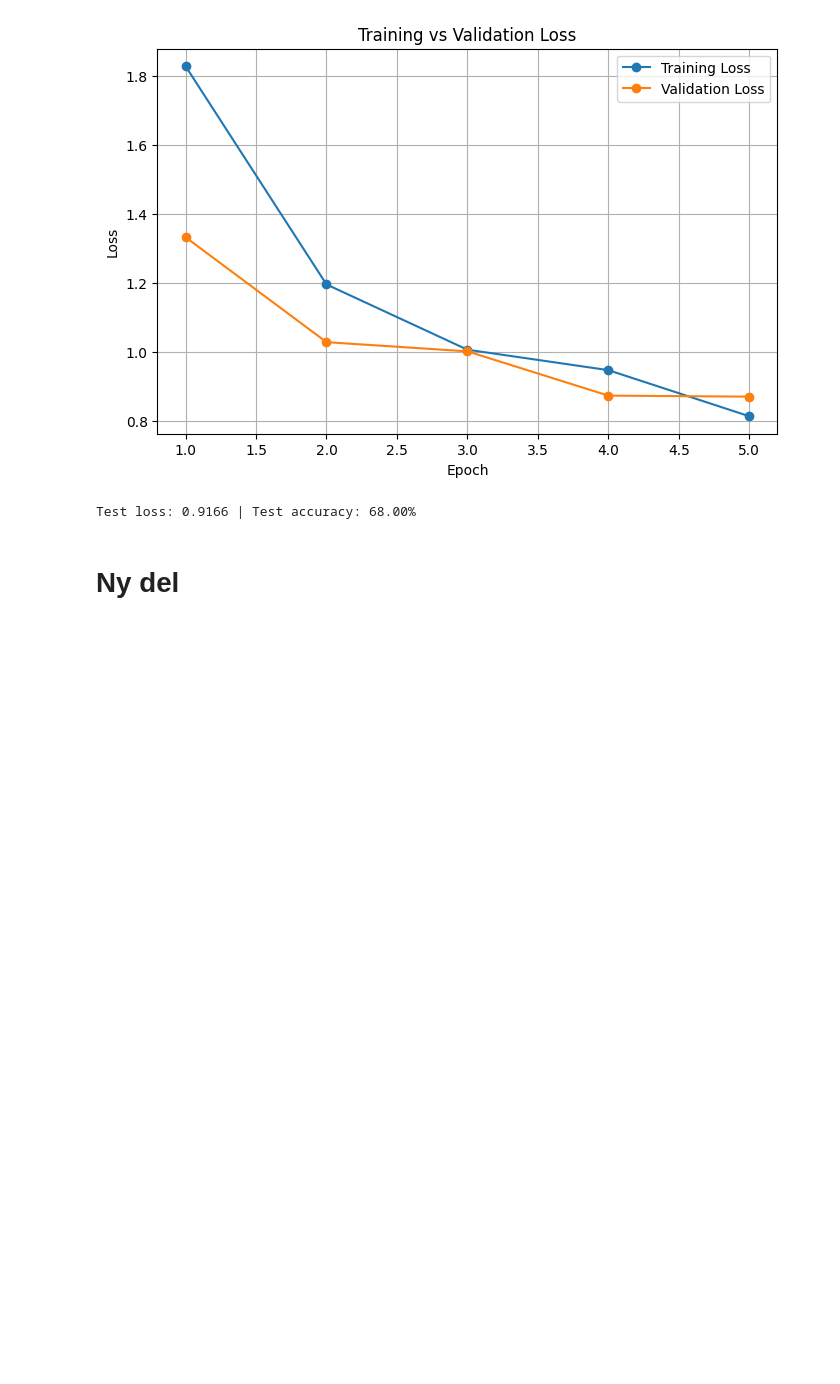
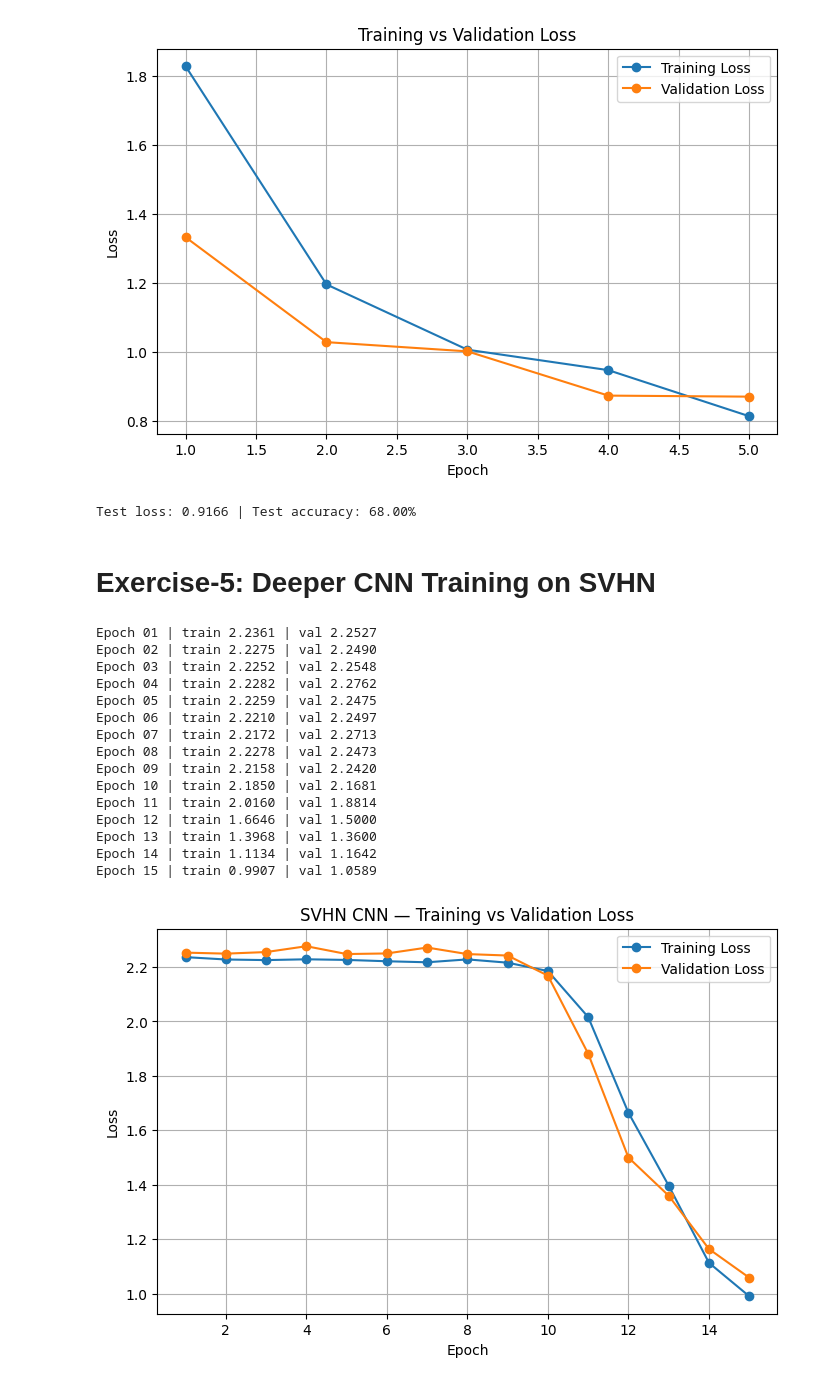
Before and after one commit to lcmolteberg/Machineoblig3, a Jupyter notebook: Assignment3.ipynb, the cells around one changed output. Saved outputs shown, nothing was run; the diff lists cells and outputs as text; code cells hidden in the pictures; blank space fills up the shorter version.

```diff
--- a/Assignment3.ipynb
+++ b/Assignment3.ipynb
@@ -645,5 +645,5 @@ test_loss, test_acc = evaluate(trained_model, test_loader, loss_fn, device)
 print(f"\nTest loss: {test_loss:.4f} | Test accuracy: {test_acc*100:.2f}%")
 # %% [output]
 Test loss: 0.9166 | Test accuracy: 68.00%
-# %% [markdown]
-# Ny del
+# %% [markdown]
+# Exercise-5: Deeper CNN Training on SVHN
@@ -649,0 +710,71 @@ Test loss: 0.9166 | Test accuracy: 68.00%
+# %%
+# Optimizer
+
+optimizer = optim.Adam(model.parameters(), lr=0.001)
+loss_fn = nn.CrossEntropyLoss()
+
+def evaluate_loss(model, loader):
+    model.eval()
+    total, n = 0.0, 0
+    for x, y in loader:
+        x, y = x.to(device), y.to(device)
+        logits = model(x)
+        loss = loss_fn(logits, y)
+        total += loss.item() * x.size(0)
+        n += x.size(0)
+    return total / n
+
+def evaluate_acc(model, loader):
+    model.eval()
+    correct, total = 0, 0
+    for x, y in loader:
+        x, y = x.to(device), y.to(device)
+        pred = model(x).argmax(1)
+        correct += (pred == y).sum().item()
+        total += y.size(0)
+    return correct / total
+
+train_losses, val_losses = [], []
+
+epochs = 15
+for epoch in range(1, epochs+1):
+    model.train()
+    running = 0.0
+    for x, y in train_loader:
+        x, y = x.to(device), y.to(device)
+        optimizer.zero_grad()
+        logits = model(x)
+        loss = loss_fn(logits, y)
+        loss.backward()
+        optimizer.step()
+        running += loss.item() * x.size(0)
+
+    train_loss = running / len(train_loader.dataset)
+    train_losses.append(train_loss)
+    val_loss = evaluate_loss(model, val_loader)
+    val_losses.append(val_loss)
+    print(f"Epoch {epoch:02d} | train {train_loss:.4f} | val {val_loss:.4f}")
+
+plt.figure(figsize=(8,5))
+epochs = range(1, len(train_losses)+1)
+plt.plot(epochs, train_losses, marker='o', label='Training Loss')
+plt.plot(epochs, val_losses,   marker='o', label='Validation Loss')
+plt.xlabel('Epoch'); plt.ylabel('Loss'); plt.title('SVHN CNN — Training vs Validation Loss')
+plt.grid(True); plt.legend(); plt.show()
+# %% [output]
+Epoch 01 | train 2.2361 | val 2.2527
+Epoch 02 | train 2.2275 | val 2.2490
+Epoch 03 | train 2.2252 | val 2.2548
+Epoch 04 | train 2.2282 | val 2.2762
+Epoch 05 | train 2.2259 | val 2.2475
+Epoch 06 | train 2.2210 | val 2.2497
+Epoch 07 | train 2.2172 | val 2.2713
+Epoch 08 | train 2.2278 | val 2.2473
+Epoch 09 | train 2.2158 | val 2.2420
+Epoch 10 | train 2.1850 | val 2.1681
+Epoch 11 | train 2.0160 | val 1.8814
+Epoch 12 | train 1.6646 | val 1.5000
+Epoch 13 | train 1.3968 | val 1.3600
+Epoch 14 | train 1.1134 | val 1.1642
+Epoch 15 | train 0.9907 | val 1.0589
+[figure, added]
```
Also changed, not shown: parts of 10 cells of this notebook.
